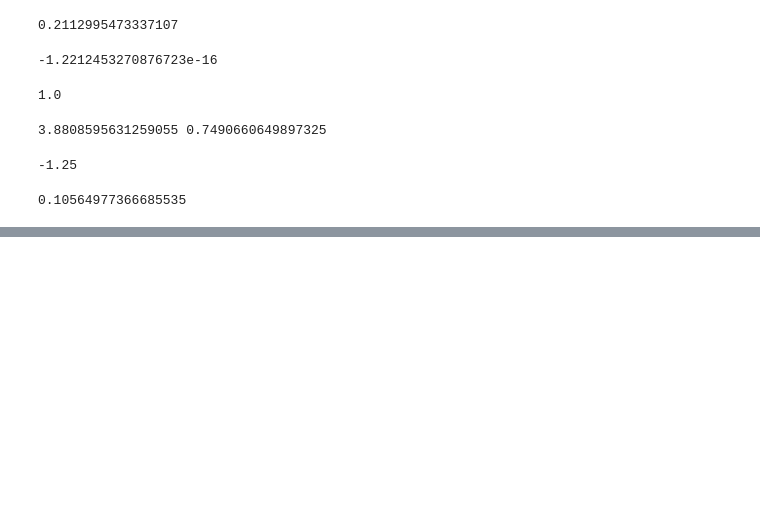
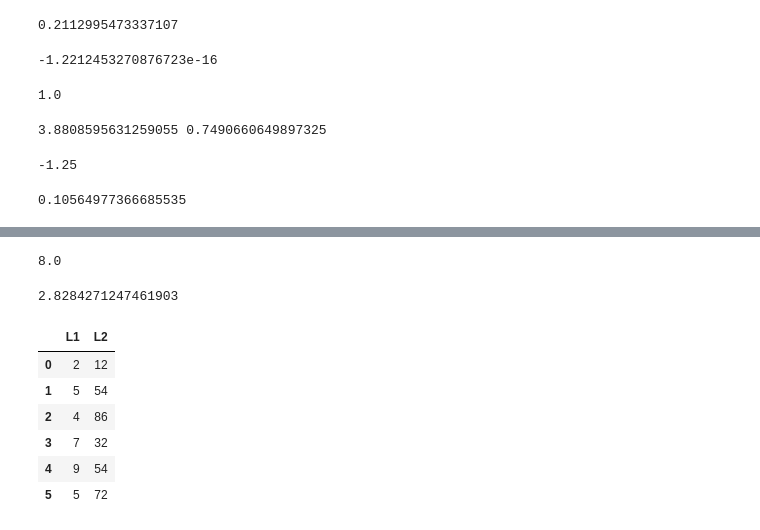
Before and after one commit to OHoRaaa/statistics, a Jupyter notebook: (2022.05.17 - 1) python_stats.ipynb, the cells around one changed output, grey strips where cells are left out. Drawn from its saved outputs; the diff is of its cells as text; code cells hidden in the pictures; blank space fills up the shorter version.

```diff
--- a/(2022.05.17 - 1) python_stats.ipynb
+++ b/(2022.05.17 - 1) python_stats.ipynb
@@ -540,0 +715,13 @@ z_dist.cdf(z3)
+# %%
+# 분산
+
+sum(df['편차']**2) / 5
+# (((179 - 175)**2) + ((179 - 177)**2) + ((179-179)**2) + ((179-181)**2) + ((179-183)**2)) / 5
+# %% [output]
+8.0
+# %%
+# 표준편차
+
+8 ** (1/2)
+# %% [output]
+2.8284271247461903
@@ -540,0 +737,11 @@ z_dist.cdf(z3)
+# %%
+df = pd.DataFrame({'L1' : L1, 'L2' : L2})
+df
+# %% [output]
+|  | L1 | L2 |
+| 0 | 2 | 12 |
+| 1 | 5 | 54 |
+| 2 | 4 | 86 |
+| 3 | 7 | 32 |
+| 4 | 9 | 54 |
+| 5 | 5 | 72 |
```
Also changed, not shown: parts of 56 cells of this notebook.
